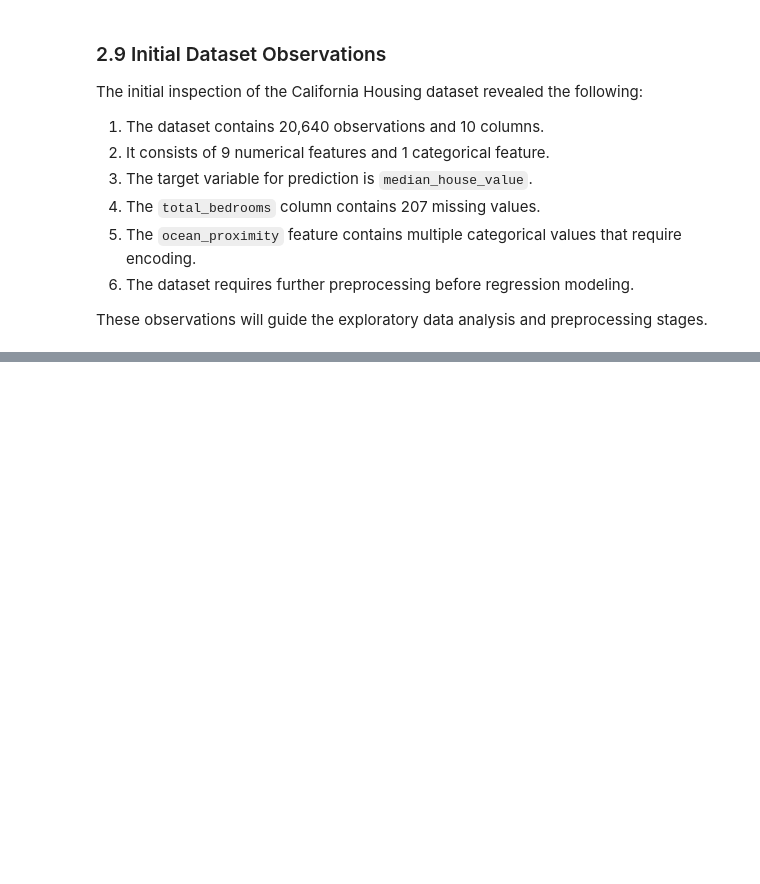
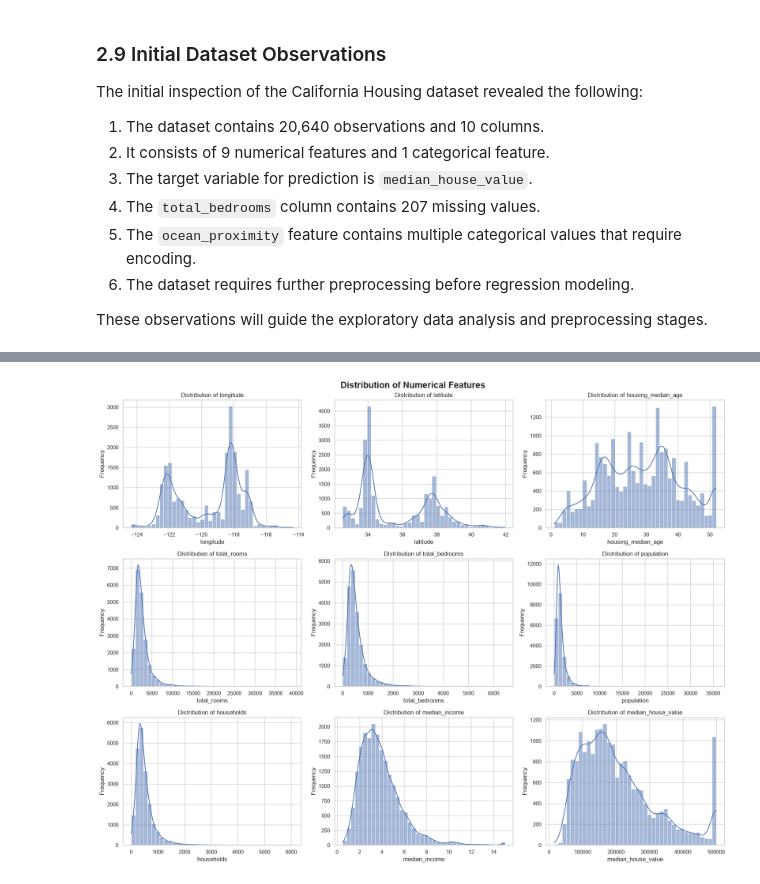
Before and after one commit to itsnatashasingh/Datheon_Python_Internship, a Jupyter notebook: Task_2_Housing_Price_Prediction/notebook/housing_price_prediction.ipynb, the cells around one changed output, grey strips where cells are left out. Saved outputs shown, nothing was run; the diff lists cells and outputs as text; code cells hidden in the pictures; blank space fills up the shorter version.

```diff
--- a/Task_2_Housing_Price_Prediction/notebook/housing_price_prediction.ipynb
+++ b/Task_2_Housing_Price_Prediction/notebook/housing_price_prediction.ipynb
@@ -273,0 +284,37 @@ These observations will guide the exploratory data analysis and preprocessing st
+# %%
+
+# ==========================================
+# 3.1 DISTRIBUTION OF NUMERICAL FEATURES
+# ==========================================
+
+# Select numerical columns
+numerical_columns = df.select_dtypes(include=np.number).columns
+
+# Create a grid of histograms
+fig, axes = plt.subplots(3, 3, figsize=(18, 14))
+
+axes = axes.flatten()
+
+for i, column in enumerate(numerical_columns):
+    sns.histplot(
+        data=df,
+        x=column,
+        bins=40,
+        kde=True,
+        ax=axes[i]
+    )
+
+    axes[i].set_title(f'Distribution of {column}')
+    axes[i].set_xlabel(column)
+    axes[i].set_ylabel('Frequency')
+
+plt.suptitle(
+    'Distribution of Numerical Features',
+    fontsize=18,
+    fontweight='bold'
+)
+
+plt.tight_layout()
+plt.show()
+# %% [output]
+[figure, added]
```
Also changed, not shown: parts of 68 cells of this notebook.
